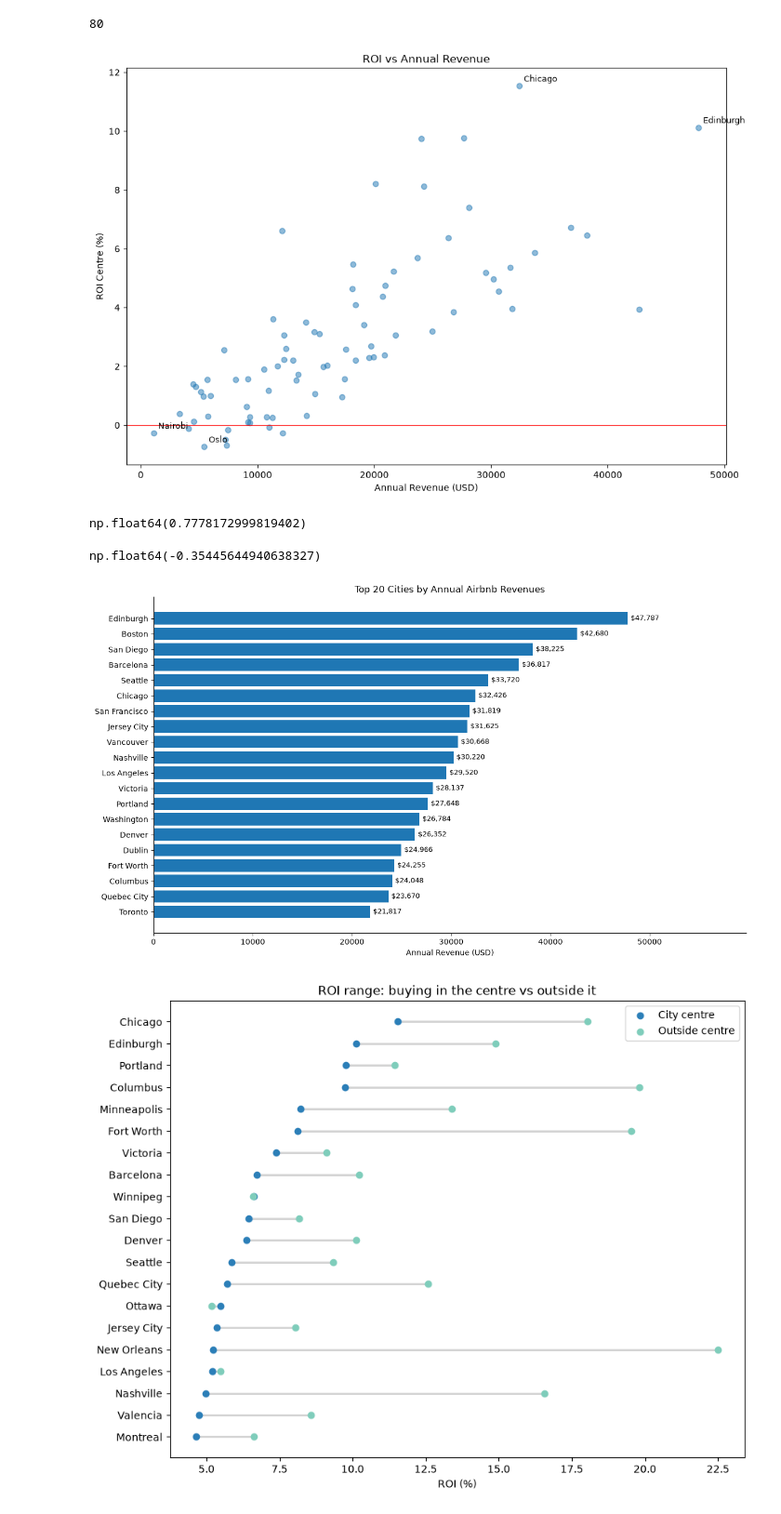
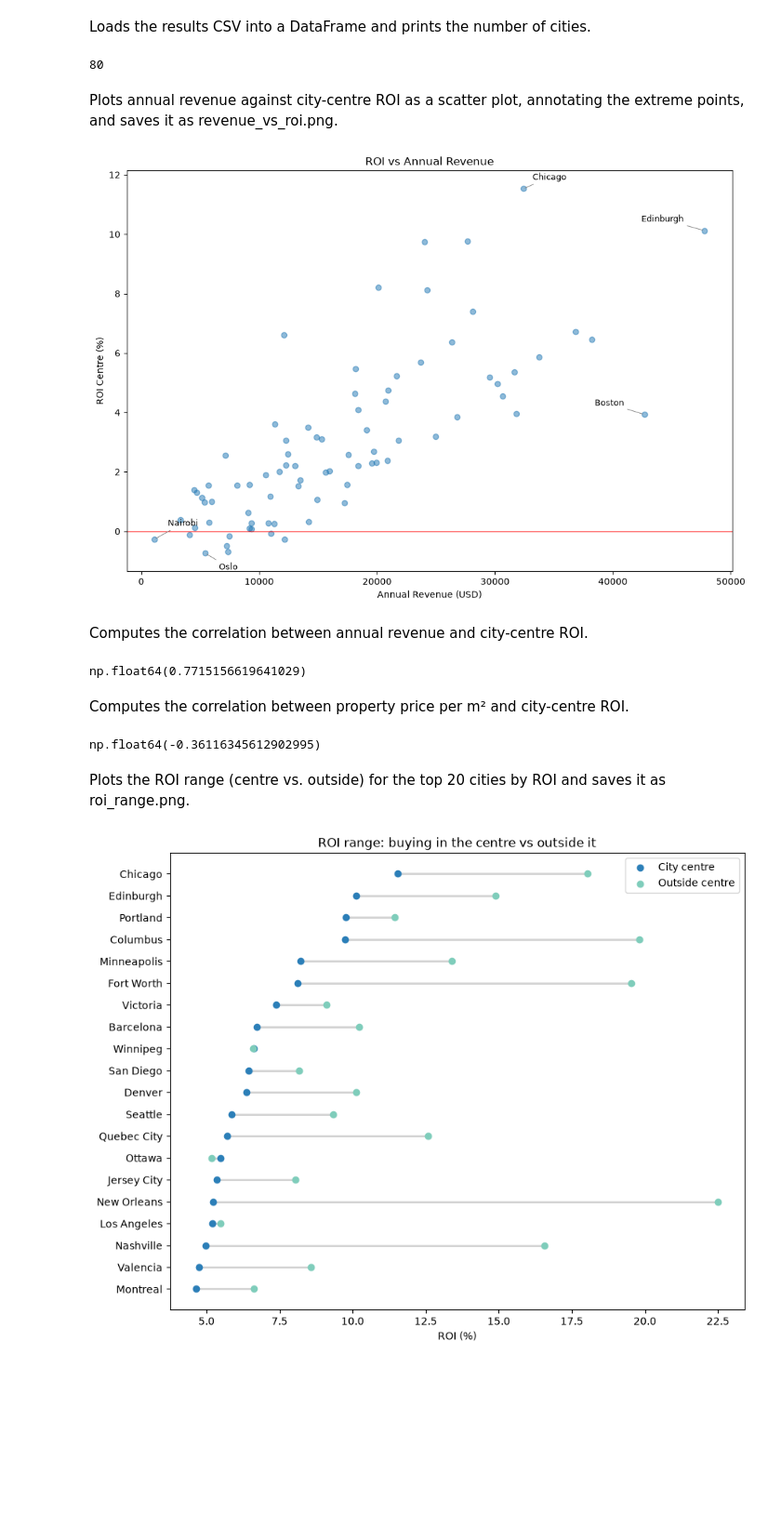
Before and after one commit to ramsesbenzari/airbnb-roi-analysis, a Jupyter notebook: notebooks/03_charts.ipynb, the cells around one changed output. Shown at 93% size. Saved outputs shown, nothing was run; the diff lists cells and outputs as text; code cells hidden in the pictures; blank space fills up the shorter version.

```diff
--- a/notebooks/03_charts.ipynb
+++ b/notebooks/03_charts.ipynb
@@ -1,66 +1,61 @@
+# %% [markdown]
+Loads the results CSV into a DataFrame and prints the number of cities.
 # %%
-import duckdb
 import pandas as pd
 import matplotlib.pyplot as plt
-
-df=pd.read_csv('../data/reference/results.csv')
-df.head()
-
+import seaborn as sns
+import numpy as np
 
 df = pd.read_csv('../data/reference/results.csv')
 print(len(df))
 # %% [output]
 80
+# %% [markdown]
+Plots annual revenue against city-centre ROI as a scatter plot, annotating the extreme points, and saves it as revenue_vs_roi.png.
 # %%
 x=df['annual_revenue_usd']
 y= df['roi_centre']
 
 fig, ax= plt.subplots(figsize=(12,8))
 
 ax.scatter(x,y, alpha=0.5)
 ax.set_xlabel('Annual Revenue (USD)')
 ax.set_ylabel('ROI Centre (%)')
 ax.set_title ('ROI vs Annual Revenue')
 ax.axhline(0, color='r', linewidth=0.8)
 
 picks= pd.concat([df.nlargest(1,'annual_revenue_usd'), df.nlargest(1,'roi_centre'), df.nsmallest(1,'annual_revenue_usd'), df.nsmallest(1,'roi_centre')])
 
-for _, row in picks.iterrows():
-     ax.annotate(row["city"], (row["annual_revenue_usd"], row["roi_centre"]),
-                xytext=(5, 5), textcoords="offset points", fontsize=9)
+offsets = {
+    "Chicago":   (10, 10),
+    "Edinburgh": (-70, 10),
+    "Boston":    (-55, 10),
+    "Nairobi":   (15, 15),
+    "Oslo":      (15, -18),
+}
+for city, off in offsets.items():
+    r = df[df["city"] == city].iloc[0]
+    ax.annotate(city, (r["annual_revenue_usd"], r["roi_centre"]),
+                xytext=off, textcoords="offset points", fontsize=9,
+                arrowprops=dict(arrowstyle="-", lw=0.7, color="grey"))
 plt.savefig('../charts/revenue_vs_roi.png', dpi=150, bbox_inches='tight')
 plt.show()
 # %% [output]
-[figure, old version]
+[figure, new version]
+# %% [markdown]
+Computes the correlation between annual revenue and city-centre ROI.
 # %%
 df["annual_revenue_usd"].corr(df["roi_centre"])
 # %% [output]
-np.float64(0.7778172999819402)
+np.float64(0.7715156619641029)
+# %% [markdown]
+Computes the correlation between property price per m² and city-centre ROI.
 # %%
 df['price_sqm_centre'].corr(df['roi_centre'])
 # %% [output]
-np.float64(-0.35445644940638327)
+np.float64(-0.36116345612902995)
-# %%
-
-top= df.nlargest(20,'annual_revenue_usd').sort_values('annual_revenue_usd')
-
-x= top['annual_revenue_usd']
-y= top['city']
-fig, ax= plt.subplots(figsize=(14,8))
-
-ax.barh(y,x)
-
-ax.set_xlabel('Annual Revenue (USD)')
-ax.set_title('Top 20 Cities by Annual Airbnb Revenues')
-ax.set_xlim(0, top['annual_revenue_usd'].max() * 1.25)
-ax.bar_label(ax.containers[0], fmt='${:,.0f}', padding=4, fontsize=9)
-
-for spine in ['top', 'right']:
-    ax.spines[spine].set_visible(False)
-plt.savefig('../charts/revenue_top20.png', dpi=150, bbox_inches='tight')
-plt.show()
-# %% [output]
-[figure, removed]
+# %% [markdown]
+Plots the ROI range (centre vs. outside) for the top 20 cities by ROI and saves it as roi_range.png.
 # %%
 top = df.nlargest(20, 'roi_centre').sort_values('roi_centre')
 
```
Also changed, not shown: parts of 21 cells of this notebook, 5 other files.
